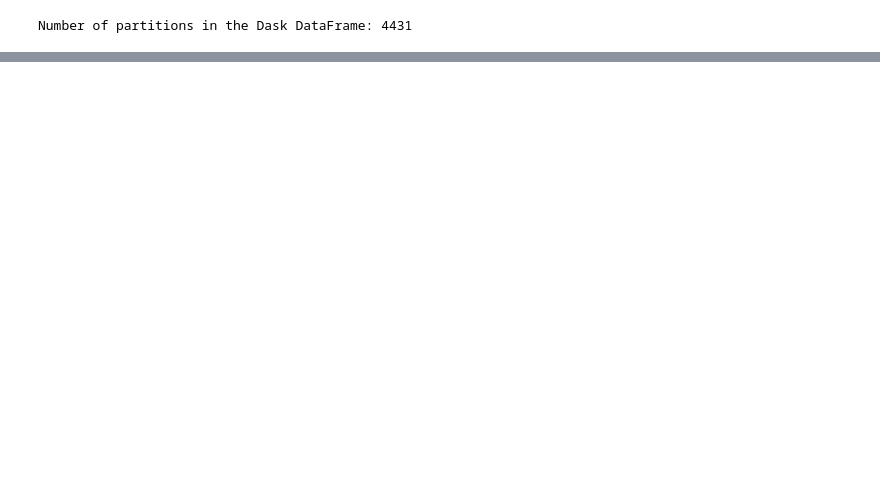
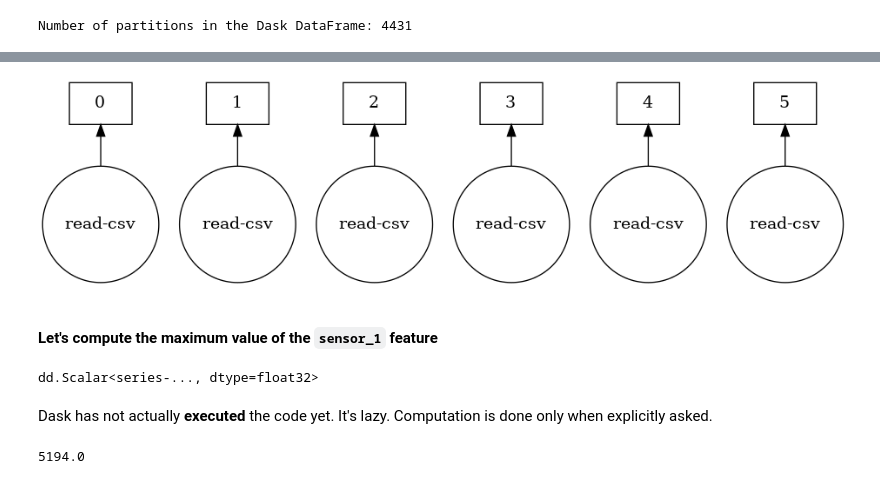
Before and after one commit to arnabbiswas1/dask_workshop, a Jupyter notebook: notebooks/dask_tutorial.ipynb, the cells around one changed output, grey strips where cells are left out. Cells and saved outputs as stored; diff of their text form; code cells hidden in the pictures; blank space fills up the shorter version.

Commit message:
Added more code realated to dask dataframe

```diff
--- a/notebooks/dask_tutorial.ipynb
+++ b/notebooks/dask_tutorial.ipynb
@@ -4,12 +4,10 @@ import sys
 
 import pandas as pd
 import numpy as np
-import matplotlib
-import matplotlib.pyplot as plt
 
+import dask
 from dask.distributed import Client
 import dask.dataframe as dd
 
-
-pd.options.display.max_rows = 10004
-matplotlib.style.use("dark_background")
+pd.options.display.max_rows = 1000
+pd.options.display.max_colwidth = 100
@@ -165,0 +192,6 @@ Number of partitions in the Dask DataFrame: 4431
+# %%
+%%time
+dd_sample_small = dd.read_csv(
+    urlpath=f"{DATA_DIR}/1403*.csv",
+    blocksize=None,
+    dtype=data_types)
@@ -165,0 +213,16 @@ Number of partitions in the Dask DataFrame: 4431
+# %%
+dd_sample_small.visualize()
+# %% [output]
+[figure, added]
+# %% [markdown]
+#### Let's compute the maximum value of the `sensor_1` feature
+# %%
+dd_sample_small.sensor_1.max()
+# %% [output]
+dd.Scalar<series-..., dtype=float32>
+# %% [markdown]
+Dask has not actually **executed** the code yet. It's lazy. Computation is done only when explicitly asked.
+# %%
+dd_sample_small.sensor_1.max().compute()
+# %% [output]
+5194.0
```
Also changed, not shown: parts of 34 cells of this notebook.
